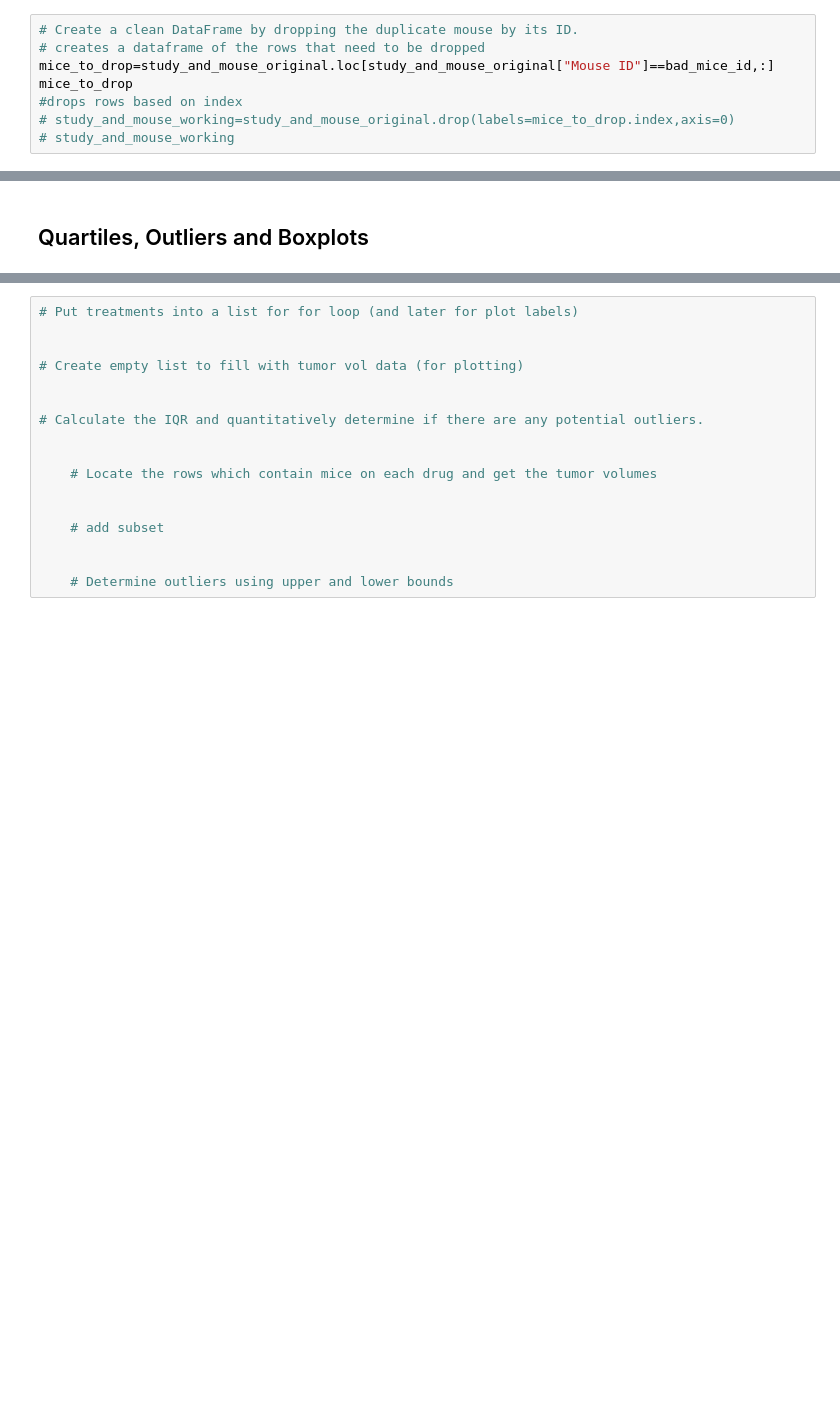
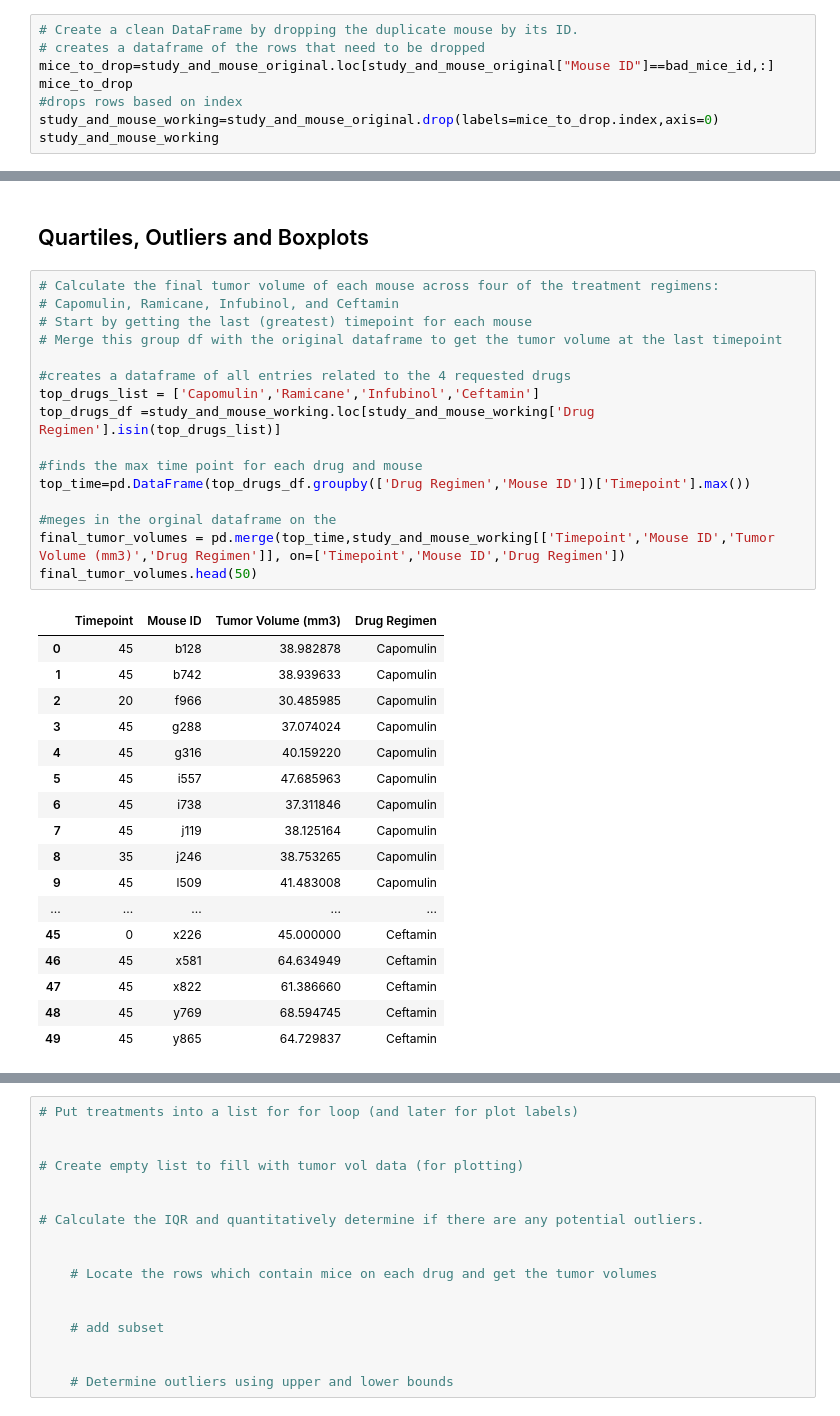
Before and after one commit to travisb98/Plotting_Pharmaceutical_Data, a Jupyter notebook: Pymaceuticals/pymaceuticals_starter.ipynb, the cells around one changed output, grey strips where cells are left out. Cells and saved outputs as stored; diff of their text form; blank space fills up the shorter version.

Commit message:
Finally figured out the dataframe for the Quartiles, Outliers and Boxplots section

```diff
--- a/Pymaceuticals/pymaceuticals_starter.ipynb
+++ b/Pymaceuticals/pymaceuticals_starter.ipynb
@@ -52,7 +52,7 @@ bad_mice_id
 mice_to_drop=study_and_mouse_original.loc[study_and_mouse_original["Mouse ID"]==bad_mice_id,:]
 mice_to_drop
 #drops rows based on index
-# study_and_mouse_working=study_and_mouse_original.drop(labels=mice_to_drop.index,axis=0)
-# study_and_mouse_working
+study_and_mouse_working=study_and_mouse_original.drop(labels=mice_to_drop.index,axis=0)
+study_and_mouse_working
 # %% [output]
 |  | Mouse ID | Timepoint | Tumor Volume (mm3) | Metastatic Sites | Drug Regimen | Sex | Age_months | ... |
@@ -174,4 +173,38 @@ plt.show()
 [figure]
 # %% [markdown]
 ## Quartiles, Outliers and Boxplots
+# %%
+# Calculate the final tumor volume of each mouse across four of the treatment regimens:
+# Capomulin, Ramicane, Infubinol, and Ceftamin
+# Start by getting the last (greatest) timepoint for each mouse
+# Merge this group df with the original dataframe to get the tumor volume at the last timepoint
+
+#creates a dataframe of all entries related to the 4 requested drugs
+top_drugs_list = ['Capomulin','Ramicane','Infubinol','Ceftamin']
+top_drugs_df =study_and_mouse_working.loc[study_and_mouse_working['Drug Regimen'].isin(top_drugs_list)]
+
+#finds the max time point for each drug and mouse
+top_time=pd.DataFrame(top_drugs_df.groupby(['Drug Regimen','Mouse ID'])['Timepoint'].max())
+
+#meges in the orginal dataframe on the
+final_tumor_volumes = pd.merge(top_time,study_and_mouse_working[['Timepoint','Mouse ID','Tumor Volume (mm3)','Drug Regimen']], on=['Timepoint','Mouse ID','Drug Regimen'])
+final_tumor_volumes.head(50)
+# %% [output]
+|  | Timepoint | Mouse ID | Tumor Volume (mm3) | Drug Regimen |
+| 0 | 45 | b128 | 38.982878 | Capomulin |
+| 1 | 45 | b742 | 38.939633 | Capomulin |
+| 2 | 20 | f966 | 30.485985 | Capomulin |
+| 3 | 45 | g288 | 37.074024 | Capomulin |
+| 4 | 45 | g316 | 40.159220 | Capomulin |
+| 5 | 45 | i557 | 47.685963 | Capomulin |
+| 6 | 45 | i738 | 37.311846 | Capomulin |
+| 7 | 45 | j119 | 38.125164 | Capomulin |
+| 8 | 35 | j246 | 38.753265 | Capomulin |
+| 9 | 45 | l509 | 41.483008 | Capomulin |
+| ... | ... | ... | ... | ... |
+| 45 | 0 | x226 | 45.000000 | Ceftamin |
+| 46 | 45 | x581 | 64.634949 | Ceftamin |
+| 47 | 45 | x822 | 61.386660 | Ceftamin |
+| 48 | 45 | y769 | 68.594745 | Ceftamin |
+| 49 | 45 | y865 | 64.729837 | Ceftamin |
 # %%
```
Also changed, not shown: parts of 2 cells of this notebook.
